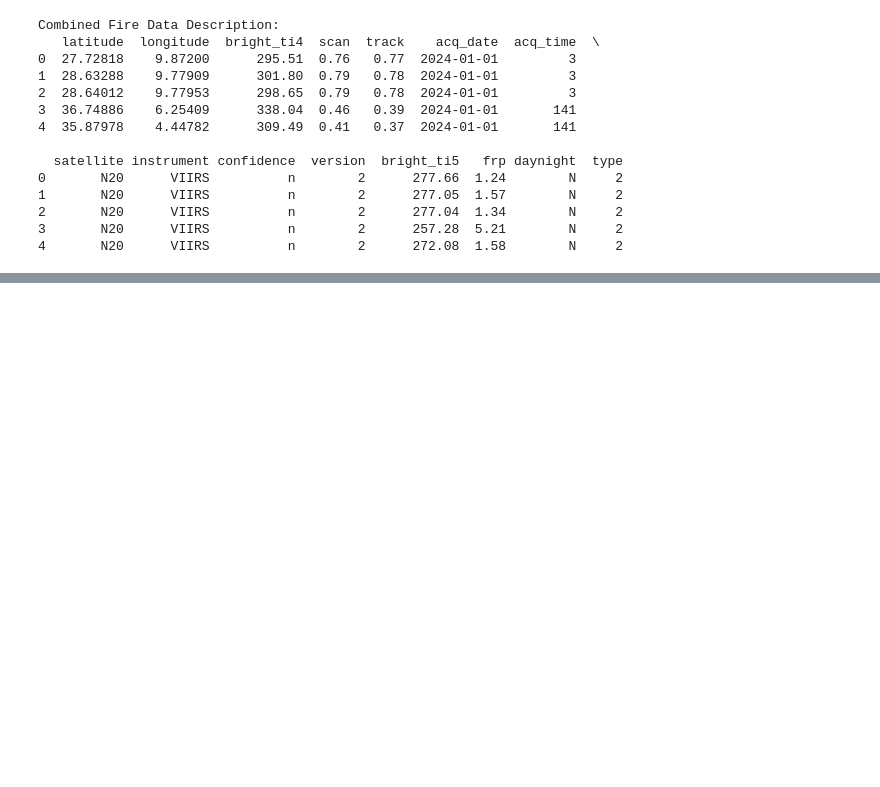
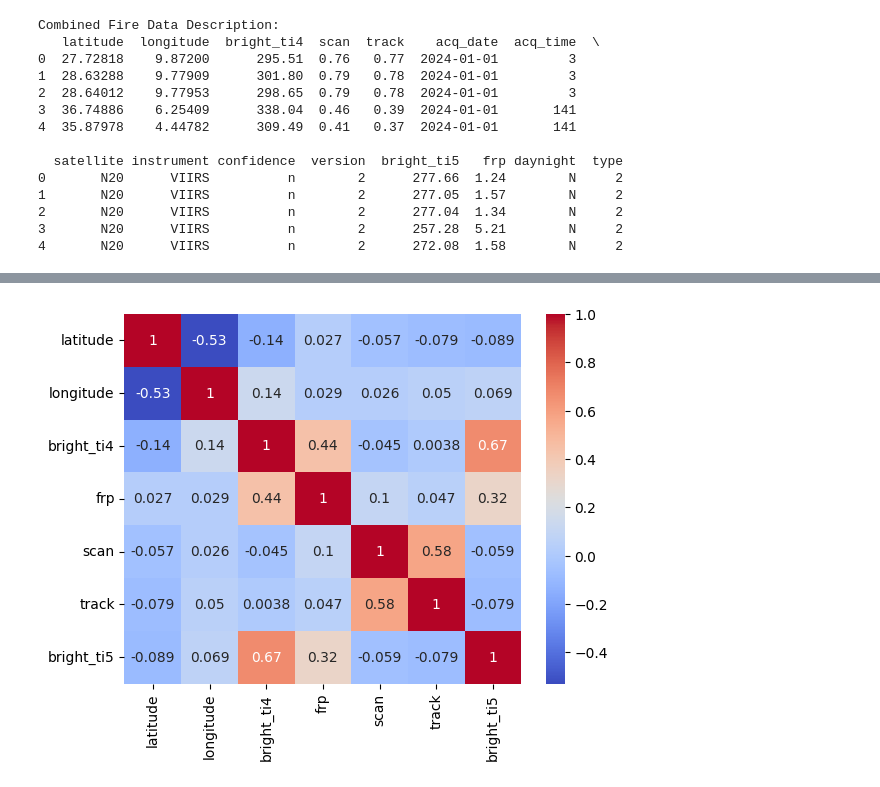
Before and after one commit to sarahmoussaoui/Fire-Detection-Data-Mining-Project, a Jupyter notebook: Code/Exploratory Analysis/Fire_Visualisation.ipynb, the cells around one changed output, grey strips where cells are left out. Drawn from its saved outputs; the diff is of its cells as text; code cells hidden in the pictures; blank space fills up the shorter version.

```diff
--- a/Code/Exploratory Analysis/Fire_Visualisation.ipynb
+++ b/Code/Exploratory Analysis/Fire_Visualisation.ipynb
@@ -105,0 +313,6 @@ Combined Fire Data Description:
+# %%
+corr = df_fire[numerical_columns].corr()
+sns.heatmap(corr, annot=True, cmap='coolwarm')
+plt.show()
+# %% [output]
+[figure, added]
```
Also changed, not shown: parts of 26 cells of this notebook, 7 other files.
